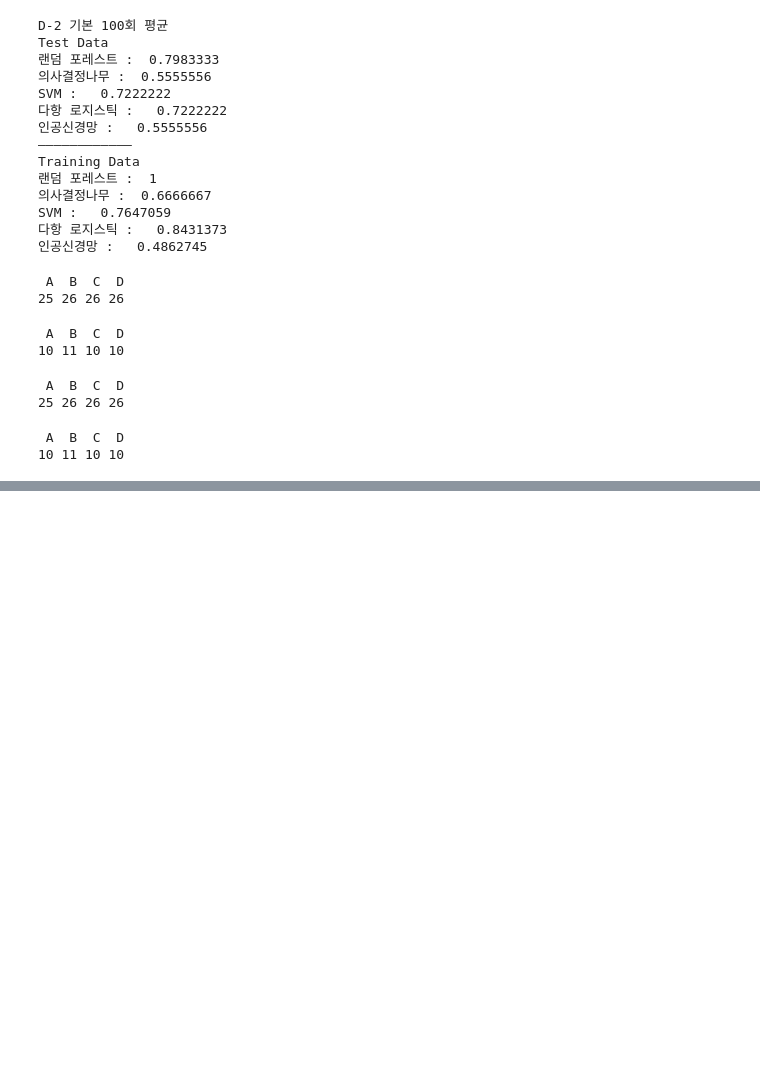
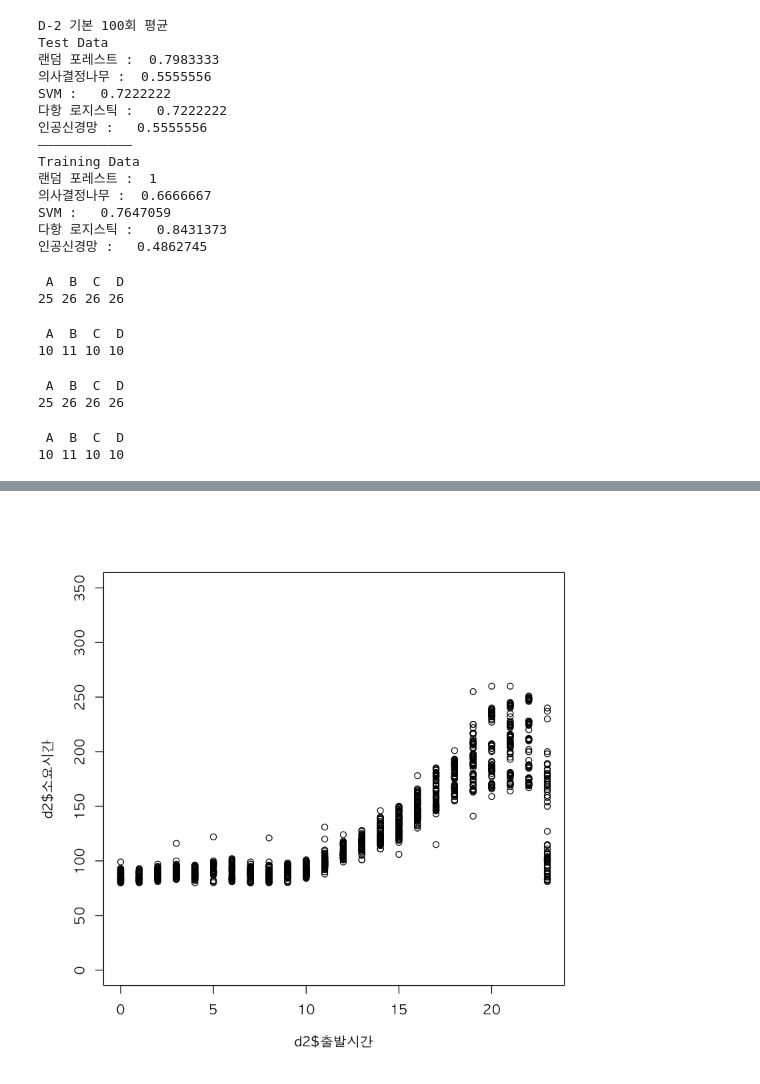
Before and after one commit to monargent0/TJRrrClass, a Jupyter notebook: 서울대전소요시간머신러닝.ipynb, the cells around one changed output, grey strips where cells are left out. Saved outputs shown, nothing was run; the diff lists cells and outputs as text; code cells hidden in the pictures; blank space fills up the shorter version.

```diff
--- a/서울대전소요시간머신러닝.ipynb
+++ b/서울대전소요시간머신러닝.ipynb
@@ -668,0 +726,7 @@ table(data.te15$소요시간범위)
+# %%
+options(warn = -1)
+par(bg = 'white' , family = 'AppleGothic' ) #, mfrow=c(2,2)
+# boxplot(d2$소요시간)
+plot(d2$출발시간 , d2$소요시간 , ylim = c(0,350))
+# %% [output]
+[figure, added]
```
Also changed, not shown: parts of 13 cells of this notebook, 1 other file.
